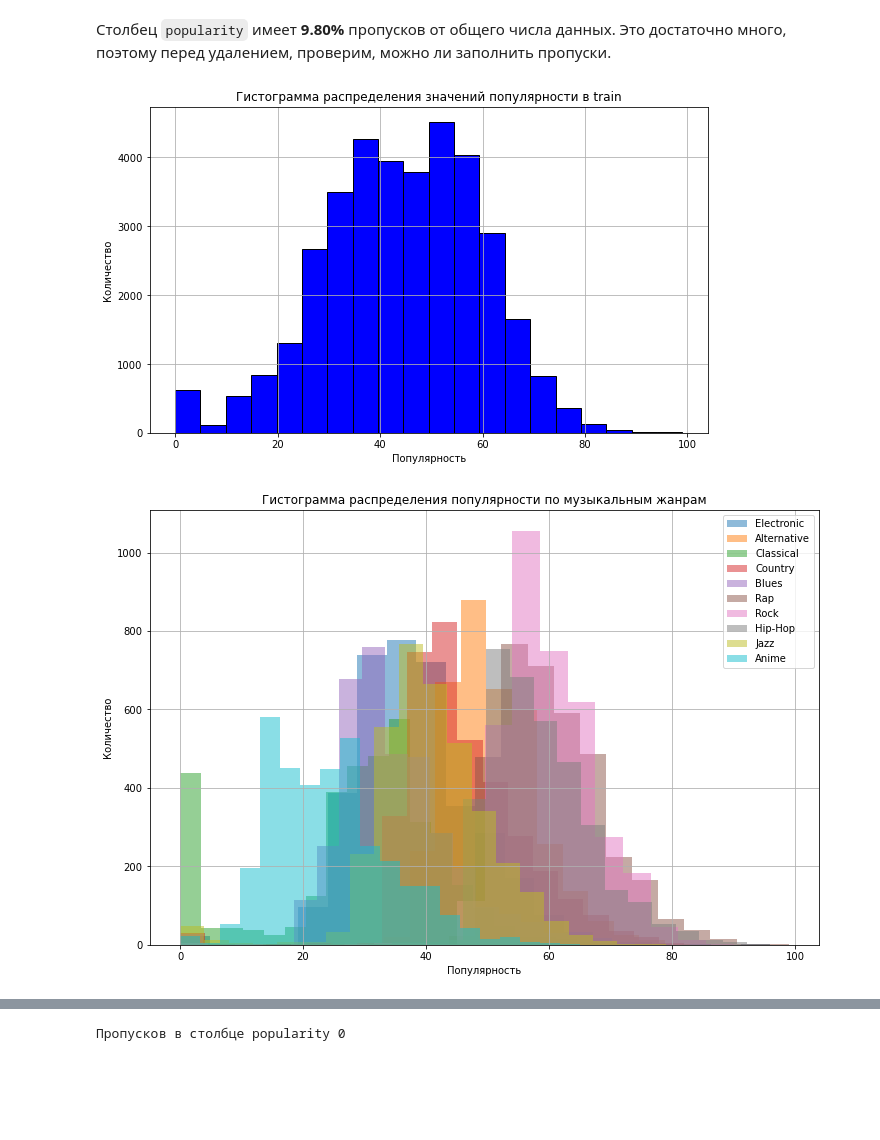
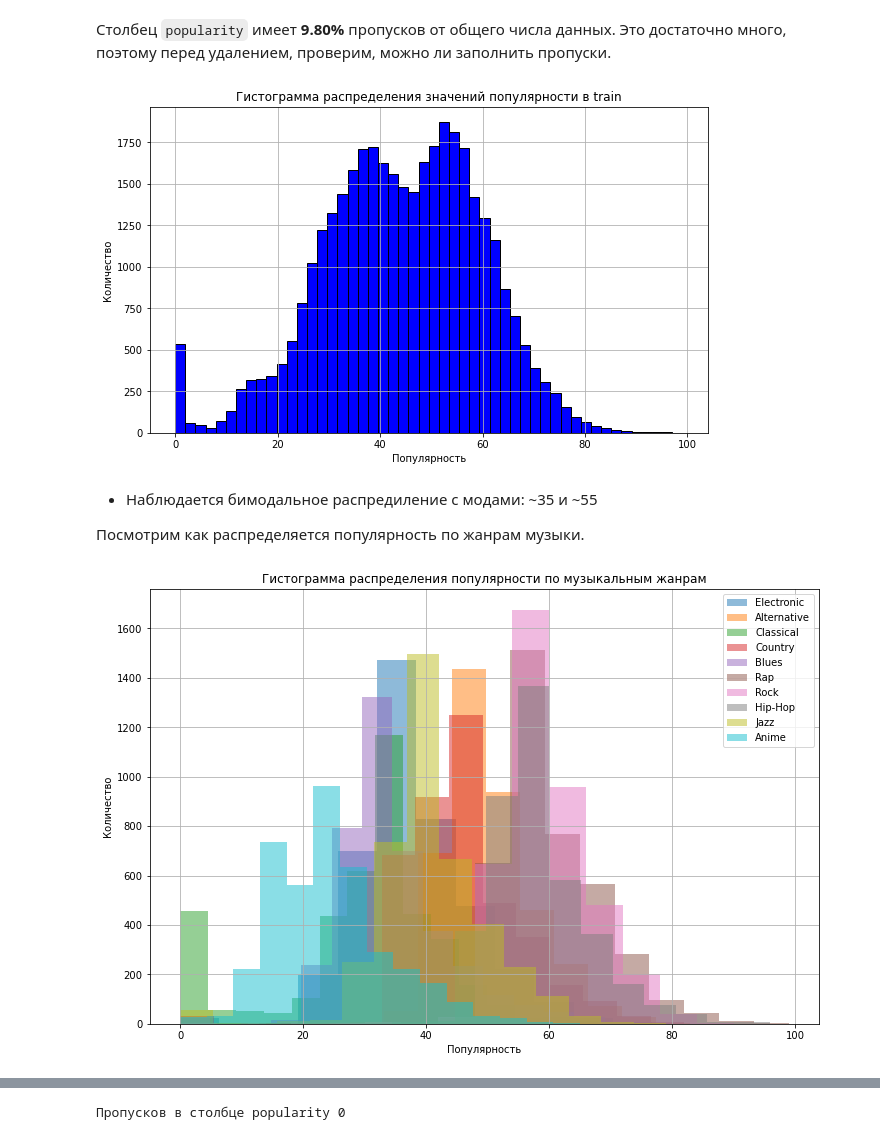
Before and after one commit to EPrutskoy/Kaggle_music_genre_prediction, a Jupyter notebook: music_model_notebook.ipynb, the cells around one changed output, grey strips where cells are left out. Drawn from its saved outputs; the diff is of its cells as text; code cells hidden in the pictures; blank space fills up the shorter version.

```diff
--- a/music_model_notebook.ipynb
+++ b/music_model_notebook.ipynb
@@ -318,30 +314,31 @@ plt.show()
 Столбец `popularity` имеет **9.80%** пропусков от общего числа данных. Это достаточно много, поэтому перед удалением, проверим, можно ли заполнить пропуски.
 # %%
 plt.figure(figsize=(10, 6))
-plt.hist(train['popularity'], bins=20, color='blue', edgecolor='black')
+plt.hist(train['popularity'], bins=50, color='blue', edgecolor='black')
 plt.title('Гистограмма распределения значений популярности в train')
 plt.xlabel('Популярность')
 plt.ylabel('Количество')
 plt.grid(True)
 plt.show()
 # %% [output]
-[figure, old version]
+[figure, new version]
+# %% [markdown]
+* Наблюдается бимодальное распредиление с модами: ~35 и ~55
+
+Посмотрим как распределяется популярность по жанрам музыки.
 # %%
-# Уникальные жанры
 genres = train['music_genre'].unique()
-
 # Гистограмма для каждого жанра
 plt.figure(figsize=(12, 8))
 for genre in genres:
     subset = train[train['music_genre'] == genre]
-    plt.hist(subset['popularity'], bins=20, label=genre, alpha=0.5)
-
+    plt.hist(subset['popularity'], bins=15, label=genre, alpha=0.5)
 plt.title('Гистограмма распределения популярности по музыкальным жанрам')
 plt.xlabel('Популярность')
 plt.ylabel('Количество')
 plt.legend()
 plt.grid(True)
 plt.show()
 # %% [output]
-[figure, old version]
+[figure, new version]
 # %% [markdown]
```
Also changed, not shown: parts of 13 cells of this notebook.
